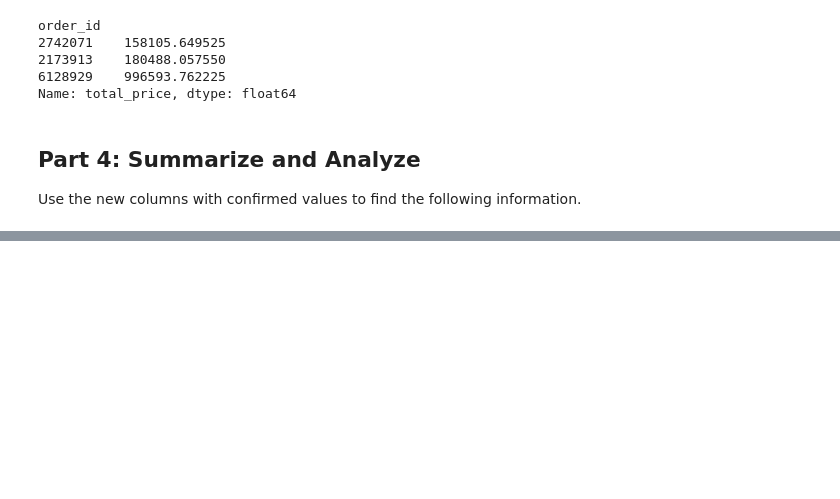
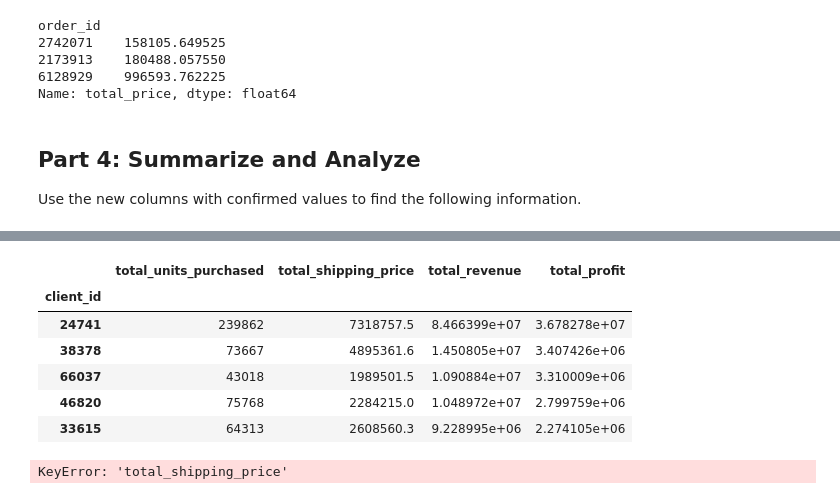
Before and after one commit to Stephensingletary/pandas-challenge-1, a Jupyter notebook: Starter_Code/Starter_Code/module_4_challenge.ipynb, the cells around one changed output, grey strips where cells are left out. Drawn from its saved outputs; the diff is of its cells as text; code cells hidden in the pictures; blank space fills up the shorter version.

```diff
--- a/Starter_Code/Starter_Code/module_4_challenge.ipynb
+++ b/Starter_Code/Starter_Code/module_4_challenge.ipynb
@@ -131,7 +112,7 @@ df.head()
 # Create a column for the total price
 # using the subtotal and the shipping price
 # along with a sales tax of 9.25%
-df['total_price'] = df.apply(lambda x: x['subtotal'] + x['shipping_price'] + (x['subtotal'] + x['shipping_price']) * 0.0925, axis=1)
+df['total_price'] = df['subtotal'] + df['shipping_price'] + ((df['subtotal'] + df['shipping_price']) * 0.0925)
 df.head()
 # %% [output]
 |  | first | last | job | phone | email | client_id | order_id | order_date | order_week | order_year | ... |
@@ -146,7 +127,7 @@ df.head()
 # of each line using unit cost, qty, and
 # shipping price (assume the shipping cost
 # is exactly what is charged to the client).
-df['total_cost'] = df.apply(lambda x: x['unit_cost'] * x['qty'] + x['shipping_price'], axis=1)
+df['total_cost'] = df['unit_cost'] * df['qty'] + df['shipping_price']
 df.head()
 # %% [output]
 |  | first | last | job | phone | email | client_id | order_id | order_date | order_week | order_year | ... |
@@ -159,7 +140,7 @@ df.head()
 # %%
 # Create a column for the profit of
 # each line using line cost and line price
-df['profit'] = df.apply(lambda x: x['total_price'] - x['total_cost'], axis=1)
+df['profit'] = df['total_price'] - df['total_cost']
 df.head()
 # %% [output]
 |  | first | last | job | phone | email | client_id | order_id | order_date | order_week | order_year | ... |
@@ -198,11 +189,34 @@ Use the new columns with confirmed values to find the following information.
 # %%
 # Create a summary DataFrame showing the totals for the
 # for the top 5 clients with the following information:
 # total units purchased, total shipping price,
 # total revenue, and total profit. Sort by total profit.
+summary_df = pd.DataFrame({
+    'total_units_purchased': df[df['client_id'].isin(top_clients_ids)].groupby('client_id')['qty'].sum(),
+    'total_shipping_price': df[df['client_id'].isin(top_clients_ids)].groupby('client_id')['shipping_price'].sum(),
+    'total_revenue': df[df['client_id'].isin(top_clients_ids)].groupby('client_id')['total_price'].sum(),
+    'total_profit': df[df['client_id'].isin(top_clients_ids)].groupby('client_id')['profit'].sum()
+})
+summary_df.sort_values('total_profit', ascending=False)
+# %% [output]
+|  | total_units_purchased | total_shipping_price | total_revenue | total_profit |
+| client_id |  |  |  |  |
+| 24741 | 239862 | 7318757.5 | 8.466399e+07 | 3.678278e+07 |
+| 38378 | 73667 | 4895361.6 | 1.450805e+07 | 3.407426e+06 |
+| 66037 | 43018 | 1989501.5 | 1.090884e+07 | 3.310009e+06 |
+| 46820 | 75768 | 2284215.0 | 1.048972e+07 | 2.799759e+06 |
+| 33615 | 64313 | 2608560.3 | 9.228995e+06 | 2.274105e+06 |
 # %%
 # Format the data and rename the columns
 # to names suitable for presentation.
 # Currency should be in millions of dollars.
+# Divide values in total shipping price, total revenue, and total profit columns by 1,000,000 and name them accordingly.
+summary_df['total_shipping_price'] = summary_df['total_shipping_price'] / 1000000
+summary_df['total_revenue'] = summary_df['total_revenue'] / 1000000
+summary_df['total_profit'] = summary_df['total_profit'] / 1000000
+summary_df = summary_df.rename(columns={'total_units_purchased': 'Total Units Purchased', 'total_shipping_price': 'Total Shipping Price (Millions)', 'total_revenue': 'Total Revenue (Millions)', 'total_profit': 'Total Profit (Millions)'})
+summary_df
+# %% [output]
+KeyError: 'total_shipping_price'
 # %%
 # Sort the updated data by "Total Profit" form highest to lowest
```
Also changed, not shown: parts of 6 cells of this notebook.
